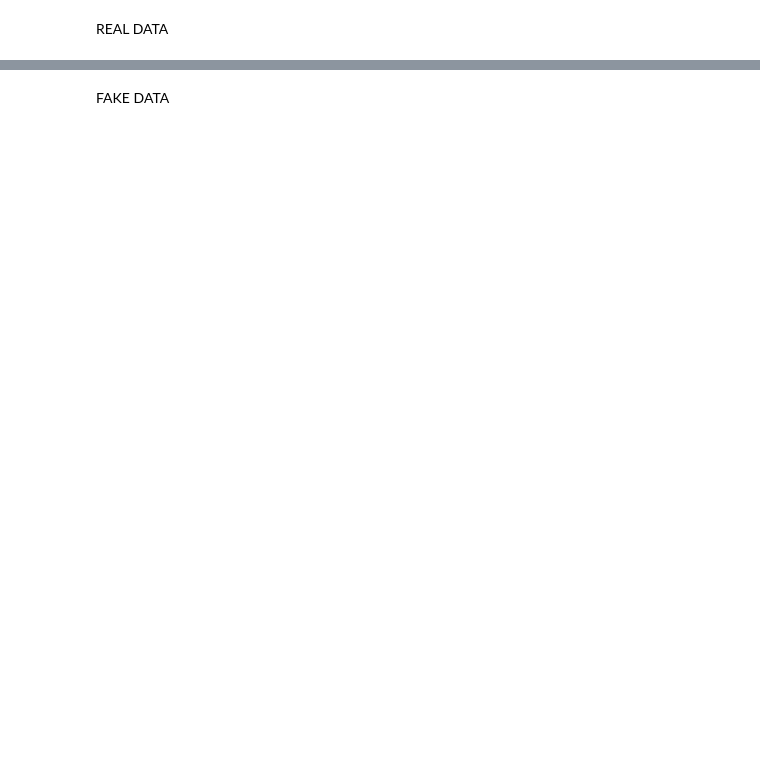
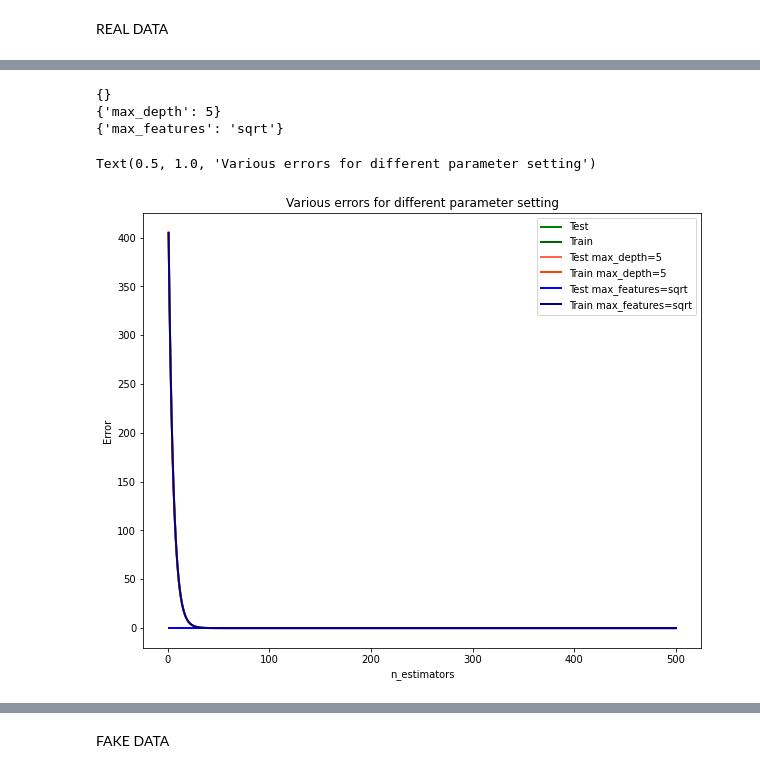
Before and after one commit to asoriagomez/anonymization, a Jupyter notebook: decision_trees.ipynb, the cells around one changed output, grey strips where cells are left out. Saved outputs shown, nothing was run; the diff lists cells and outputs as text; code cells hidden in the pictures; blank space fills up the shorter version.

```diff
--- a/decision_trees.ipynb
+++ b/decision_trees.ipynb
@@ -195,28 +264,32 @@ y_test = np.array(y_test)
 # %%
-# Some visual first results on parameter dependency 1
+# Some visual first results on parameter dependency 3
 
-fig = plt.figure(figsize=(20, 15))
+fig = plt.figure(figsize=(10, 8))
 ax = plt.gca()
 
 # light - dark
 # green, pink, blue, orange,, dark blues, yellow
 for params, (test_color, train_color) in [({}, ('#008000', '#006400')),
- ({'min_samples_leaf': 3},('#ff69b4', '#c71585')),
- ({'learning_rate': 0.02},('#20b2aa', '#008b8b')),
  ({'max_depth': 5} ,('#ff6347', '#ff4500')) ,
  ({'max_features': 'sqrt' },('#0000ff', '#00008b')) ,
- ({'subsample': 0.5},('#e60f50', '#fff000')) ]:
+  ]:
 
 
 
    print(params)
    est = GradientBoostingRegressor(n_estimators=500, loss = 'huber')
    est.set_params(**params)
    est.fit(X_train, y_train)
 
    test_dev, ax = deviance_plot(est, X_test, y_test, ax=ax, label=fmt_params(params), train_color=train_color, test_color=test_color)
 
 
    ax.legend(loc='upper right')
-ax.set_title('Various errors for different parameter setting');
+ax.set_title('Various errors for different parameter setting')
+# %% [output]
+{}
+{'max_depth': 5}
+{'max_features': 'sqrt'}
+Text(0.5, 1.0, 'Various errors for different parameter setting')
+[figure, added]
 # %%
```
Also changed, not shown: parts of 22 cells of this notebook, 3 other files.
